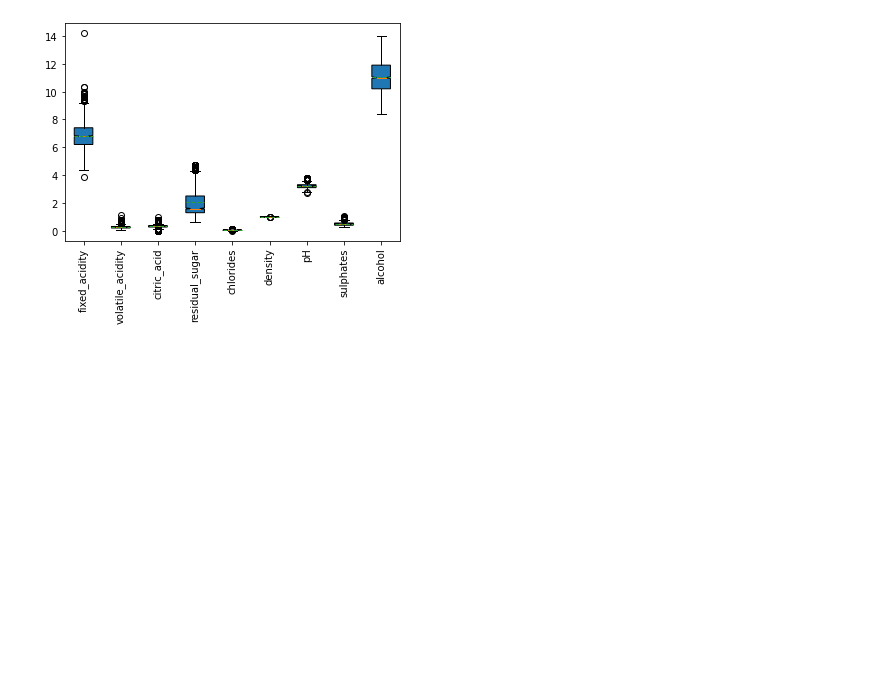
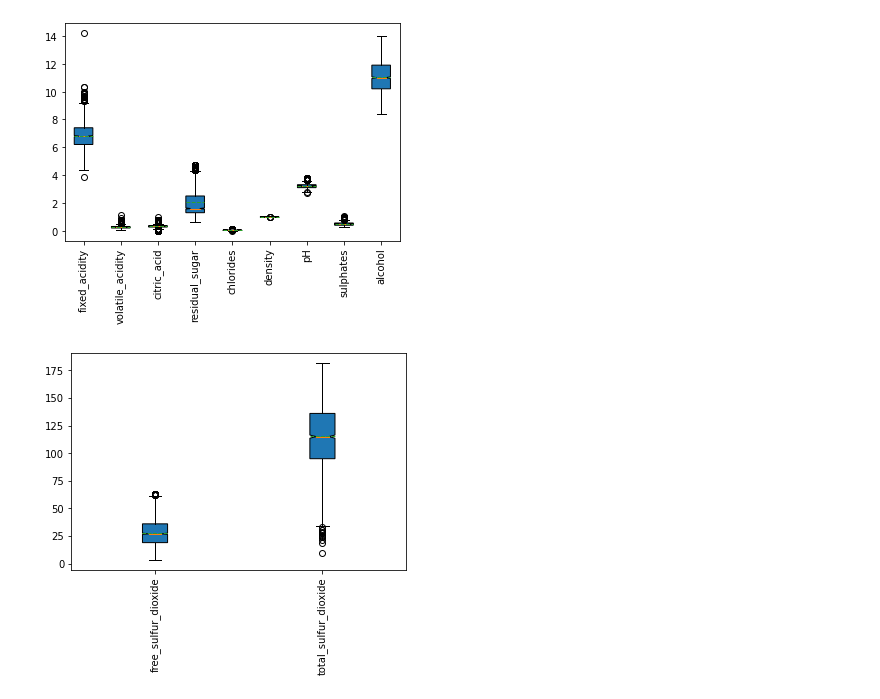
Before and after one commit to nmdollhopf/team1_wine_project, a Jupyter notebook: Wine_exploratory_analysis.ipynb, the cells around one changed output. Cells and saved outputs as stored; diff of their text form; code cells hidden in the pictures; blank space fills up the shorter version.

Commit message:
additional box plots

```diff
--- a/Wine_exploratory_analysis.ipynb
+++ b/Wine_exploratory_analysis.ipynb
@@ -499,3 +501,15 @@ plt.xticks([1,2,3,4,5,6,7,8,9], ["fixed_acidity","volatile_acidity","citric_acid
 plt.show()
 # %% [output]
 [figure]
+# %%
+#box plots remove free and total dioxides (largest spread)
+
+fig, ax = plt.subplots()
+
+columns = [free_sulfur_dioxide, total_sulfur_dioxide]
+ax.boxplot(columns,notch=True, patch_artist=True,meanline=True, showmeans=True)
+plt.xticks([1,2], ["free_sulfur_dioxide", "total_sulfur_dioxide"], rotation=90)
+
+plt.show()
+# %% [output]
+[figure, added]
```
Also changed, not shown: parts of 3 cells of this notebook.
